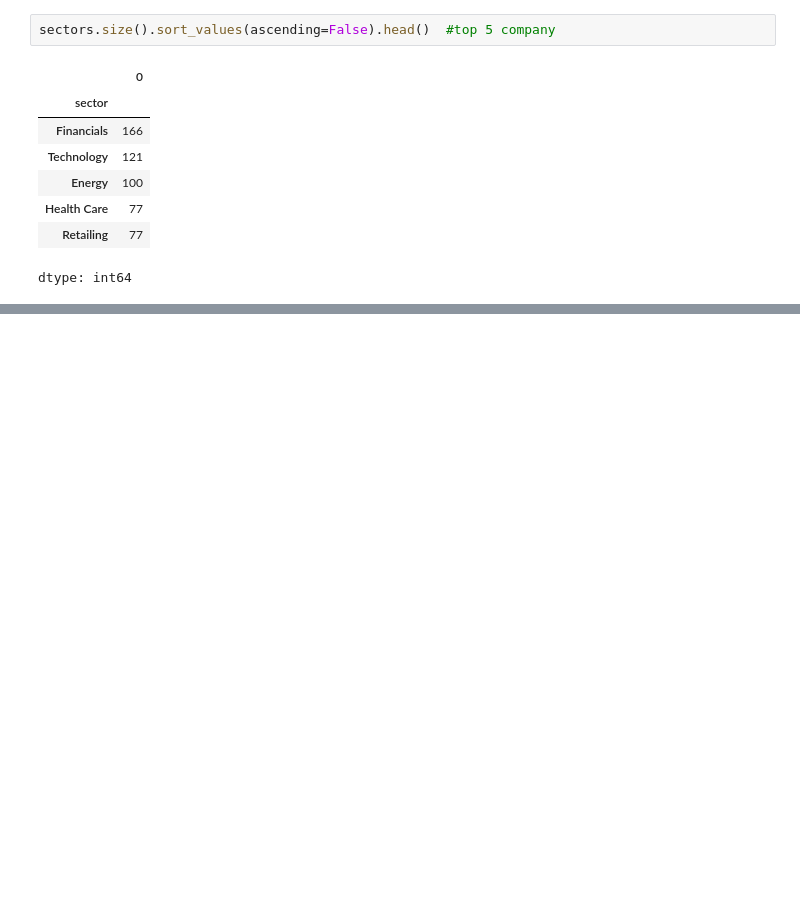
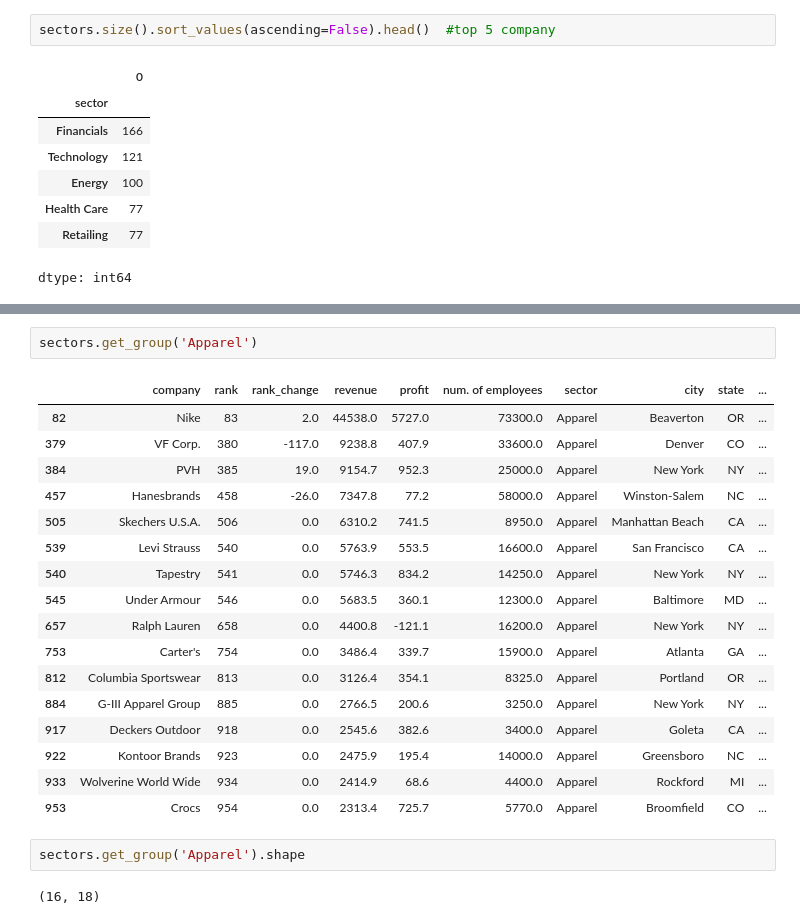
Before and after one commit to ajaykumar080286/Pandas, a Jupyter notebook: GroupBy_method.ipynb, the cells around one changed output, grey strips where cells are left out. Drawn from its saved outputs; the diff is of its cells as text; blank space fills up the shorter version.

```diff
--- a/GroupBy_method.ipynb
+++ b/GroupBy_method.ipynb
@@ -67,0 +141,24 @@ dtype: int64
+# %%
+sectors.get_group('Apparel')
+# %% [output]
+|  | company | rank | rank_change | revenue | profit | num. of employees | sector | city | state | ... |
+| 82 | Nike | 83 | 2.0 | 44538.0 | 5727.0 | 73300.0 | Apparel | Beaverton | OR | ... |
+| 379 | VF Corp. | 380 | -117.0 | 9238.8 | 407.9 | 33600.0 | Apparel | Denver | CO | ... |
+| 384 | PVH | 385 | 19.0 | 9154.7 | 952.3 | 25000.0 | Apparel | New York | NY | ... |
+| 457 | Hanesbrands | 458 | -26.0 | 7347.8 | 77.2 | 58000.0 | Apparel | Winston-Salem | NC | ... |
+| 505 | Skechers U.S.A. | 506 | 0.0 | 6310.2 | 741.5 | 8950.0 | Apparel | Manhattan Beach | CA | ... |
+| 539 | Levi Strauss | 540 | 0.0 | 5763.9 | 553.5 | 16600.0 | Apparel | San Francisco | CA | ... |
+| 540 | Tapestry | 541 | 0.0 | 5746.3 | 834.2 | 14250.0 | Apparel | New York | NY | ... |
+| 545 | Under Armour | 546 | 0.0 | 5683.5 | 360.1 | 12300.0 | Apparel | Baltimore | MD | ... |
+| 657 | Ralph Lauren | 658 | 0.0 | 4400.8 | -121.1 | 16200.0 | Apparel | New York | NY | ... |
+| 753 | Carter's | 754 | 0.0 | 3486.4 | 339.7 | 15900.0 | Apparel | Atlanta | GA | ... |
+| 812 | Columbia Sportswear | 813 | 0.0 | 3126.4 | 354.1 | 8325.0 | Apparel | Portland | OR | ... |
+| 884 | G-III Apparel Group | 885 | 0.0 | 2766.5 | 200.6 | 3250.0 | Apparel | New York | NY | ... |
+| 917 | Deckers Outdoor | 918 | 0.0 | 2545.6 | 382.6 | 3400.0 | Apparel | Goleta | CA | ... |
+| 922 | Kontoor Brands | 923 | 0.0 | 2475.9 | 195.4 | 14000.0 | Apparel | Greensboro | NC | ... |
+| 933 | Wolverine World Wide | 934 | 0.0 | 2414.9 | 68.6 | 4400.0 | Apparel | Rockford | MI | ... |
+| 953 | Crocs | 954 | 0.0 | 2313.4 | 725.7 | 5770.0 | Apparel | Broomfield | CO | ... |
+# %%
+sectors.get_group('Apparel').shape
+# %% [output]
+(16, 18)
```
Also changed, not shown: parts of 8 cells of this notebook.
